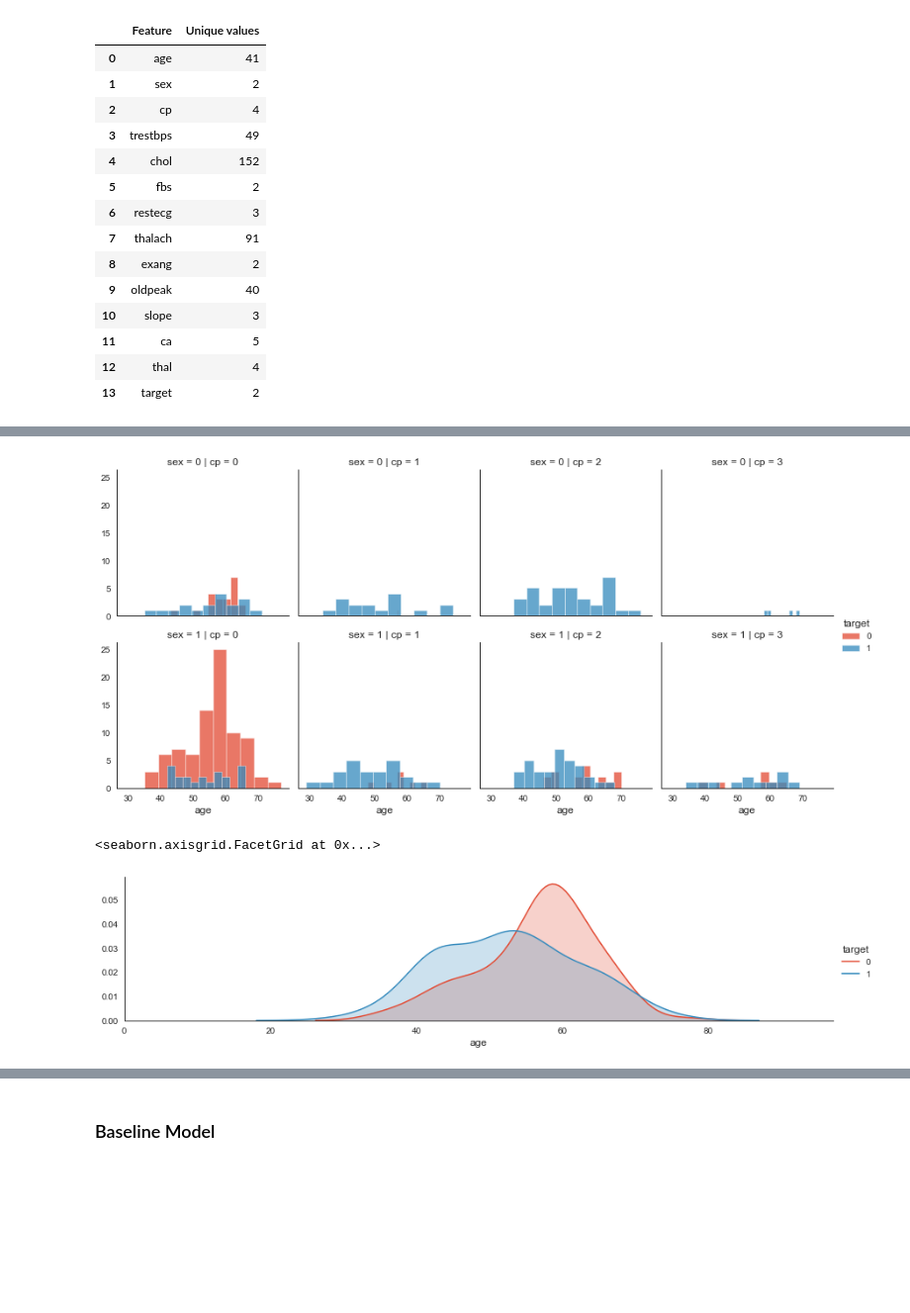
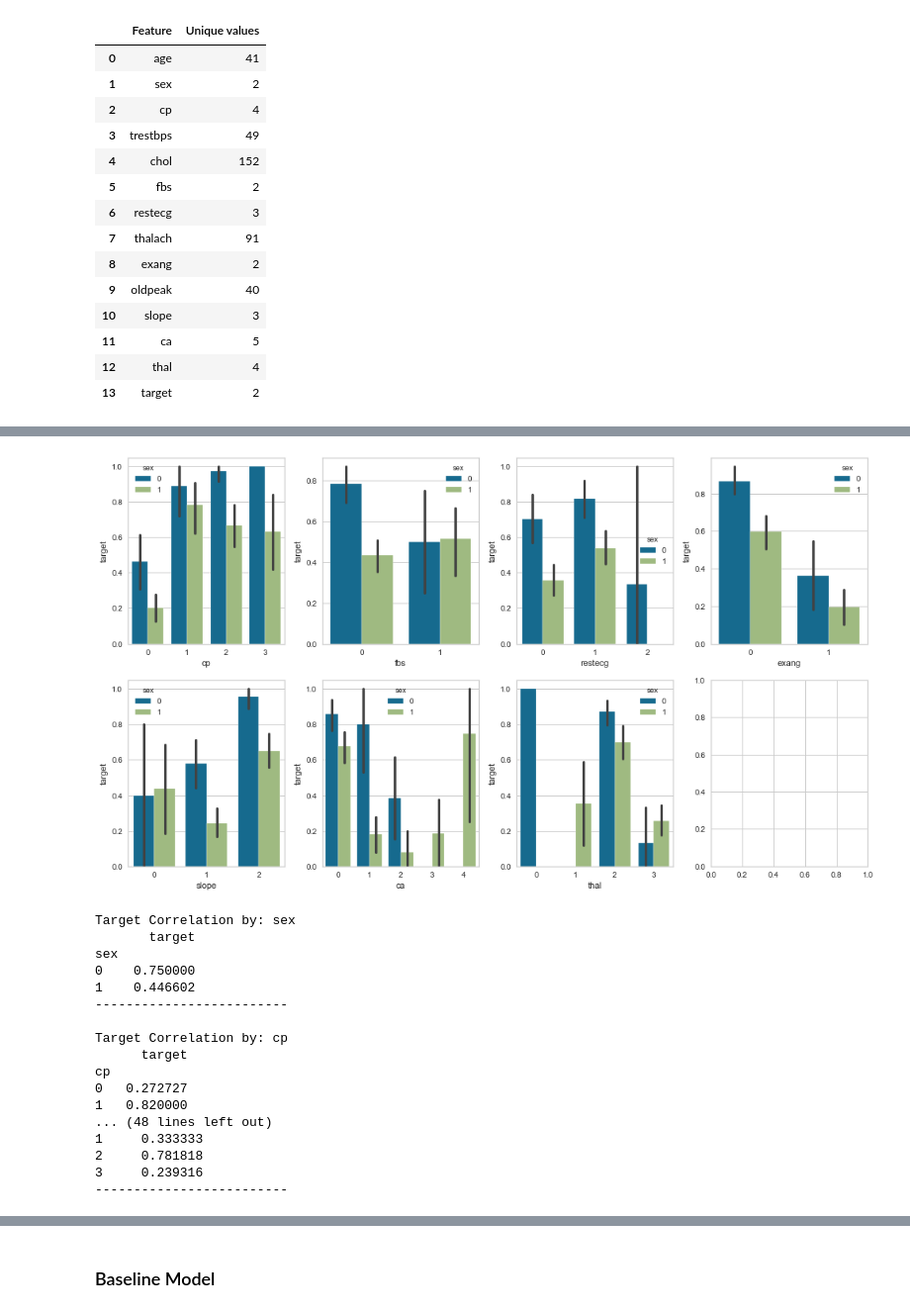
Before and after one commit to kovusseyit/Heart_UCI, a Jupyter notebook: heart_uci.ipynb, the cells around one changed output, grey strips where cells are left out. Shown at 99% size. Drawn from its saved outputs; the diff is of its cells as text; code cells hidden in the pictures; blank space fills up the shorter version.

```diff
--- a/heart_uci.ipynb
+++ b/heart_uci.ipynb
@@ -599,16 +279,40 @@ sns.pointplot(x="fbs", y="target", hue="sex", data=df,
-# %%
-#histogram comparison of sex, class, and age by target
-h = sns.FacetGrid(df, row = 'sex', col = 'cp', hue = 'target')
-h.map(plt.hist, 'age', alpha = .75)
-h.add_legend();
-# %% [output]
-[figure, removed]
-# %%
-#plot distributions of ages of patients
-a = sns.FacetGrid(df, hue = 'target', aspect=4 )
-a.map(sns.kdeplot, 'age', shade= True )
-a.set(xlim=(0 , df['age'].max()+20));
-a.add_legend()
-# %% [output]
-<seaborn.axisgrid.FacetGrid at 0x...>
-[figure, removed]
+# %%
+# graph individual features
+fig, saxis = plt.subplots(2, 4, figsize = (14, 8))
+
+# sns.barplot(x='sex', y='target', hue='sex', data=df, ax=saxis[0,0])
+sns.barplot(x='cp', y='target', hue='sex', data=df, ax=saxis[0,0])
+sns.barplot(x='fbs', y='target', hue='sex', data=df, ax=saxis[0,1])
+sns.barplot(x='restecg', y='target', hue='sex', data=df, ax=saxis[0,2])
+sns.barplot(x='exang', y='target', hue='sex', data=df, ax=saxis[0,3])
+sns.barplot(x='slope', y='target', hue='sex', data=df, ax=saxis[1,0])
+sns.barplot(x='ca', y='target', hue='sex', data=df, ax=saxis[1,1])
+sns.barplot(x='thal', y='target', hue='sex', data=df, ax=saxis[1,2])
+
+plt.tight_layout();
+# %% [output]
+[figure, added]
+# %%
+# categorical(discrete) variable correlation by using target
+for col in cat_cols:
+    print('Target Correlation by:', col)
+    print(df[[col, 'target']].groupby(col).mean())
+    print('-'*25, '\n')
+# %% [output]
+Target Correlation by: sex
+       target
+sex
+0    0.750000
+1    0.446602
+-------------------------
+
+Target Correlation by: cp
+      target
+cp
+0   0.272727
+1   0.820000
+... (48 lines left out)
+1     0.333333
+2     0.781818
+3     0.239316
+-------------------------
```
Also changed, not shown: parts of 120 cells of this notebook.
